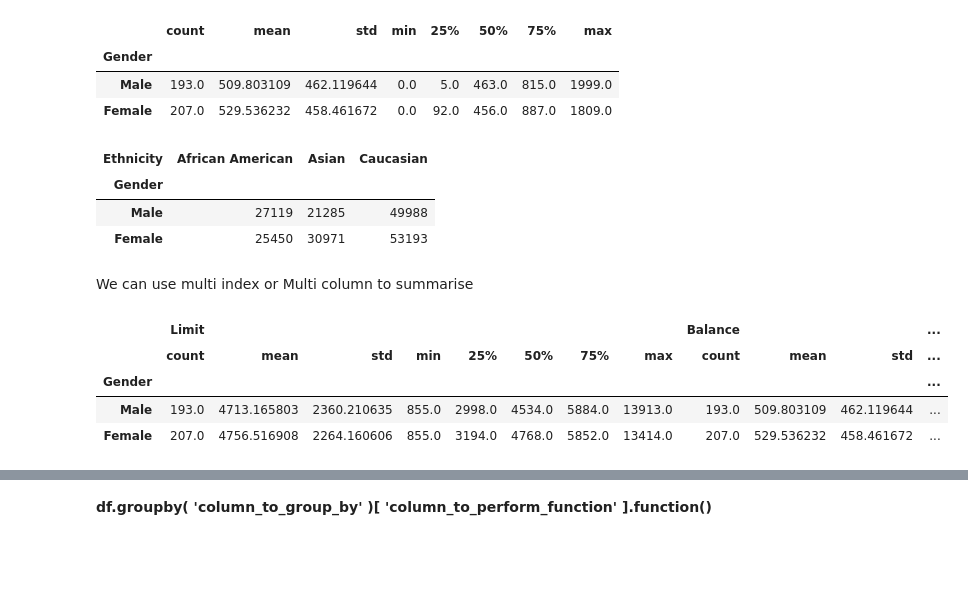
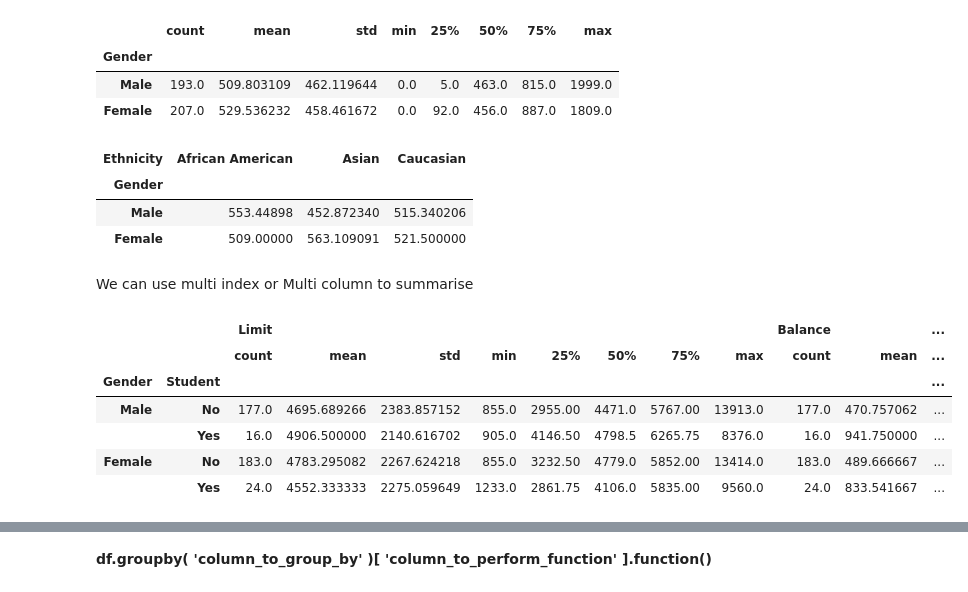
Before and after one commit to rimzbravz/Intro_to_Python, a Jupyter notebook: Intro_To_Python_Pandas.ipynb, the cells around one changed output, grey strips where cells are left out. Drawn from its saved outputs; the diff is of its cells as text; code cells hidden in the pictures; blank space fills up the shorter version.

```diff
--- a/Intro_To_Python_Pandas.ipynb
+++ b/Intro_To_Python_Pandas.ipynb
@@ -670,3 +645,5 @@ credit = pd.read_csv('C:/Users/ASUS/Documents/Python_Scripts/credit/ISLR_Credit.
+# %%
+credit = pd.read_csv('http://www-bcf.usc.edu/~gareth/ISL/Credit.csv')
 # %%
 credit.tail()
 # %% [output]
@@ -721,19 +698,21 @@ credit.groupby('Gender')['Balance'].describe().unstack()
 | Male | 193.0 | 509.803109 | 462.119644 | 0.0 | 5.0 | 463.0 | 815.0 | 1999.0 |
 | Female | 207.0 | 529.536232 | 458.461672 | 0.0 | 92.0 | 456.0 | 887.0 | 1809.0 |
 # %%
-credit.groupby(['Gender', 'Ethnicity'])['Balance'].sum().unstack()
+credit.groupby(['Gender', 'Ethnicity'])['Balance'].mean().unstack()
 # %% [output]
 | Ethnicity | African American | Asian | Caucasian |
 | Gender |  |  |  |
-| Male | 27119 | 21285 | 49988 |
-| Female | 25450 | 30971 | 53193 |
+| Male | 553.44898 | 452.872340 | 515.340206 |
+| Female | 509.00000 | 563.109091 | 521.500000 |
 # %% [markdown]
 We can use multi index or Multi column to summarise
 # %%
-credit.groupby(['Gender'])['Limit','Balance' ].describe().unstack()
+credit.groupby(['Gender', 'Student'])['Limit','Balance' ].describe().unstack()
 # %% [output]
-|  | Limit |  |  |  |  |  |  |  | Balance |  |  | ... |
-|  | count | mean | std | min | 25% | 50% | 75% | max | count | mean | std | ... |
-| Gender |  |  |  |  |  |  |  |  |  |  |  | ... |
-| Male | 193.0 | 4713.165803 | 2360.210635 | 855.0 | 2998.0 | 4534.0 | 5884.0 | 13913.0 | 193.0 | 509.803109 | 462.119644 | ... |
-| Female | 207.0 | 4756.516908 | 2264.160606 | 855.0 | 3194.0 | 4768.0 | 5852.0 | 13414.0 | 207.0 | 529.536232 | 458.461672 | ... |
+|  |  | Limit |  |  |  |  |  |  |  | Balance |  | ... |
+|  |  | count | mean | std | min | 25% | 50% | 75% | max | count | mean | ... |
+| Gender | Student |  |  |  |  |  |  |  |  |  |  | ... |
+| Male | No | 177.0 | 4695.689266 | 2383.857152 | 855.0 | 2955.00 | 4471.0 | 5767.00 | 13913.0 | 177.0 | 470.757062 | ... |
+|  | Yes | 16.0 | 4906.500000 | 2140.616702 | 905.0 | 4146.50 | 4798.5 | 6265.75 | 8376.0 | 16.0 | 941.750000 | ... |
+| Female | No | 183.0 | 4783.295082 | 2267.624218 | 855.0 | 3232.50 | 4779.0 | 5852.00 | 13414.0 | 183.0 | 489.666667 | ... |
+|  | Yes | 24.0 | 4552.333333 | 2275.059649 | 1233.0 | 2861.75 | 4106.0 | 5835.00 | 9560.0 | 24.0 | 833.541667 | ... |
```
Also changed, not shown: parts of 51 cells of this notebook.
